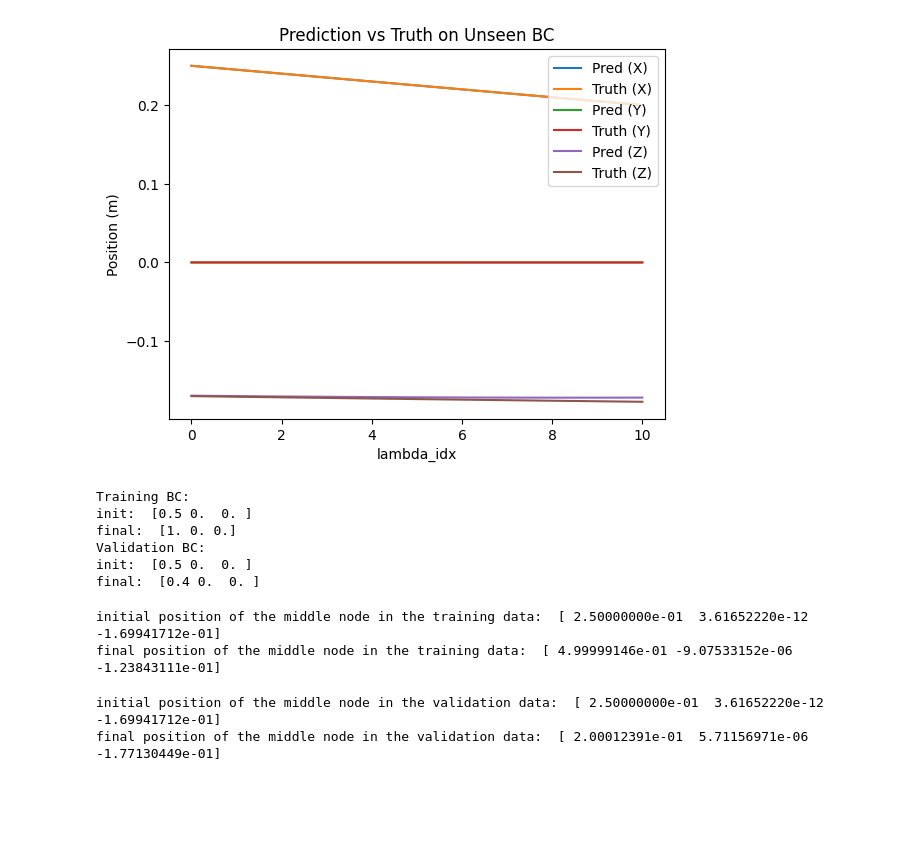
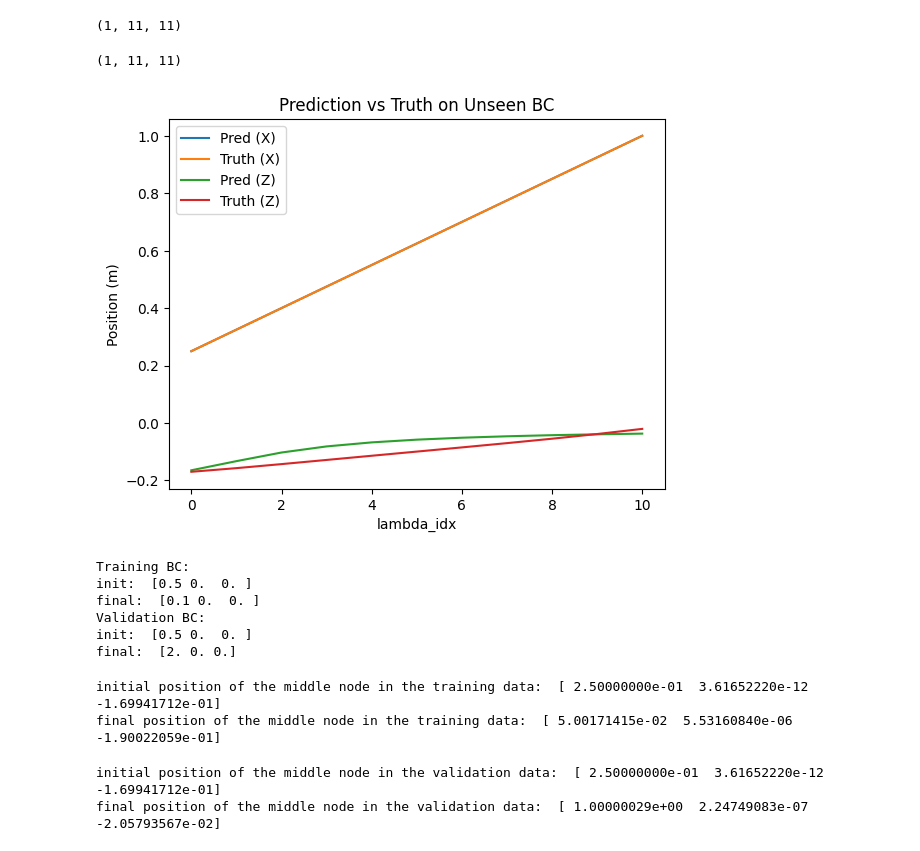
Before and after one commit to ryanchaiyakul/dismech-jax, a Jupyter notebook: examples/slinky/3d_slinky_10_loop_K(eps)_matrix.ipynb, the cells around one changed output. Drawn from its saved outputs; the diff is of its cells as text; code cells hidden in the pictures; blank space fills up the shorter version.

```diff
--- a/examples/slinky/3d_slinky_10_loop_K(eps)_matrix.ipynb
+++ b/examples/slinky/3d_slinky_10_loop_K(eps)_matrix.ipynb
@@ -156,11 +156,10 @@ class Example(TripletModel):
 # %%
 from util import TestCase
 
-train_file = "output.npz"
-valid_file = "output_valid.npz"
-
-# train_file = "output_valid.npz"
-# valid_file = "output.npz"
+train_file = "data/output_valid.npz"
+valid_file = "data/output_train.npz"
+# train_file = "data/output.npz"
+# valid_file = "data/output_train.npz"
 
 # validate_model(Example)
 
@@ -226,0 +203,12 @@ intercept: [0.  0.  0.  0.  0.  0.5 0.  0. ]
+# %%
+train = TestCase.from_npz(train_file)
+valid = TestCase.from_npz(valid_file)
+lambdas = jnp.linspace(0.0, 1.0, valid.qs.shape[0])
+
+base, aux0, _, _ = get_base_rod()
+rods = base.with_bc(valid.bc)
+# pred = rods.solve(final_model, lambdas, aux, max_dlambda=5e-3, iters=5, ls_steps=10)[0]
+pred, aux = rods.solve_with_aux(final_model, lambdas, aux0, max_dlambda=5e-3, iters=5, ls_steps=10)
+
+del_strains = rods.get_del_strain_history(pred, aux)
+print(del_strains.shape)
@@ -227,27 +501,28 @@ intercept: [0.  0.  0.  0.  0.  0.5 0.  0. ]
 # %%
-
-base, aux, _, _ = get_base_rod()
-rods = base.with_bc(valid.bc)
-pred = rods.solve(final_model, lambdas, aux, max_dlambda=5e-3, iters=5, ls_steps=10)[0]
-animate(pred)
+print(pred.shape)
+animate(pred[0,:])
+# %% [output]
+(1, 11, 11)
 # %%
 animate(valid.qs)
 # %%
 import matplotlib.pyplot as plt
+print(pred.shape)
 
-plt.plot(pred[:, 4], label="Pred (X)")
+plt.plot(pred[0, :, 4], label="Pred (X)")
 plt.plot(valid.qs[:, 4], label="Truth (X)")
-plt.plot(pred[:, 5], label="Pred (Y)")
-plt.plot(valid.qs[:, 5], label="Truth (Y)")
-plt.plot(pred[:, 6], label="Pred (Z)")
+# plt.plot(pred[0, :, 5], label="Pred (Y)")
+# plt.plot(valid.qs[:, 5], label="Truth (Y)")
+plt.plot(pred[0, :, 6], label="Pred (Z)")
 plt.plot(valid.qs[:, 6], label="Truth (Z)")
 plt.legend()
 plt.title("Prediction vs Truth on Unseen BC")
 plt.xlabel("lambda_idx")
 plt.ylabel("Position (m)")
 plt.show()
 # %% [output]
+(1, 11, 11)
-[figure, old version]
+[figure, new version]
 # %%
 print("Training BC:")
 print("init: ", train.qs[0, 8:11])
@@ -259,22 +534,22 @@ print("final: ", valid.qs[-1, 8:11])
 # %% [output]
 Training BC:
 init:  [0.5 0.  0. ]
-final:  [1. 0. 0.]
+final:  [0.1 0.  0. ]
 Validation BC:
 init:  [0.5 0.  0. ]
-final:  [0.4 0.  0. ]
+final:  [2. 0. 0.]
 # %%
 print("initial position of the middle node in the training data: ", train.qs[0, 4:7])
 print("final position of the middle node in the training data: ", train.qs[-1, 4:7])
 # %% [output]
 initial position of the middle node in the training data:  [ 2.50000000e-01  3.61652220e-12 -1.69941712e-01]
-final position of the middle node in the training data:  [ 4.99999146e-01 -9.07533152e-06 -1.23843111e-01]
+final position of the middle node in the training data:  [ 5.00171415e-02  5.53160840e-06 -1.90022059e-01]
 # %%
 print("initial position of the middle node in the validation data: ", valid.qs[0, 4:7])
 print("final position of the middle node in the validation data: ", valid.qs[-1, 4:7])
 # %% [output]
 initial position of the middle node in the validation data:  [ 2.50000000e-01  3.61652220e-12 -1.69941712e-01]
-final position of the middle node in the validation data:  [ 2.00012391e-01  5.71156971e-06 -1.77130449e-01]
+final position of the middle node in the validation data:  [ 1.00000029e+00  2.24749083e-07 -2.05793567e-02]
 # %%
 print("initial position of the middle node in the prediction: ", pred[0, 4:7])
 print("final position of the middle node in the prediction: ", pred[-1, 4:7])
```
Also changed, not shown: parts of 9 cells of this notebook, 14 other files.
